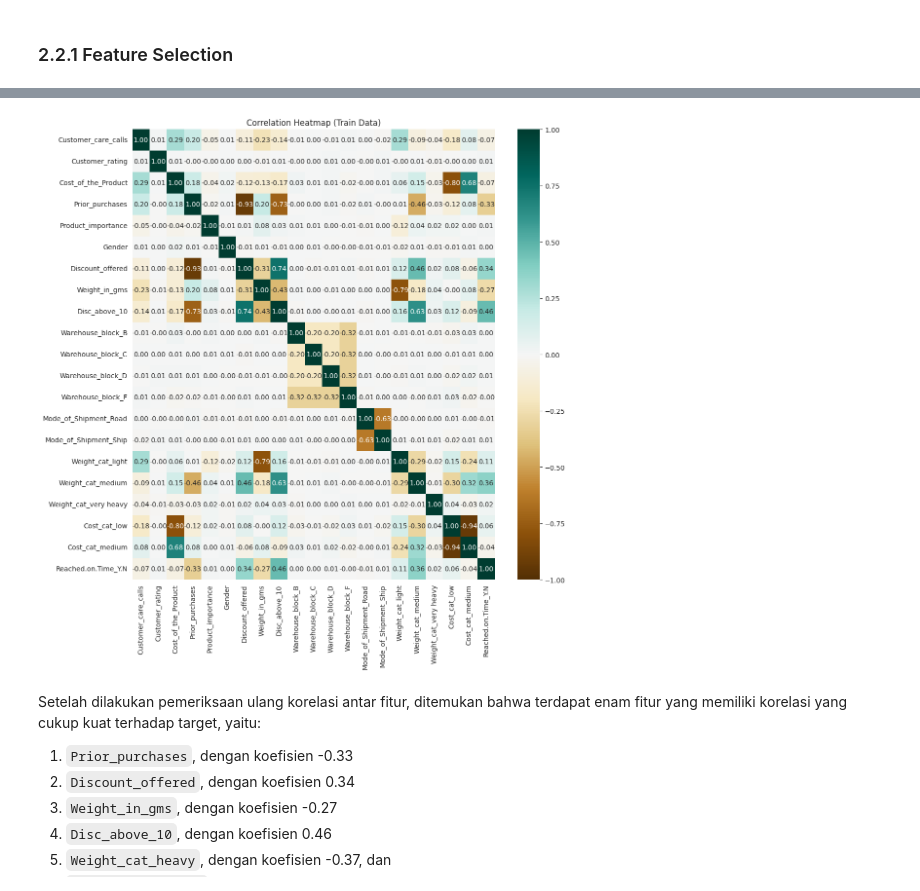
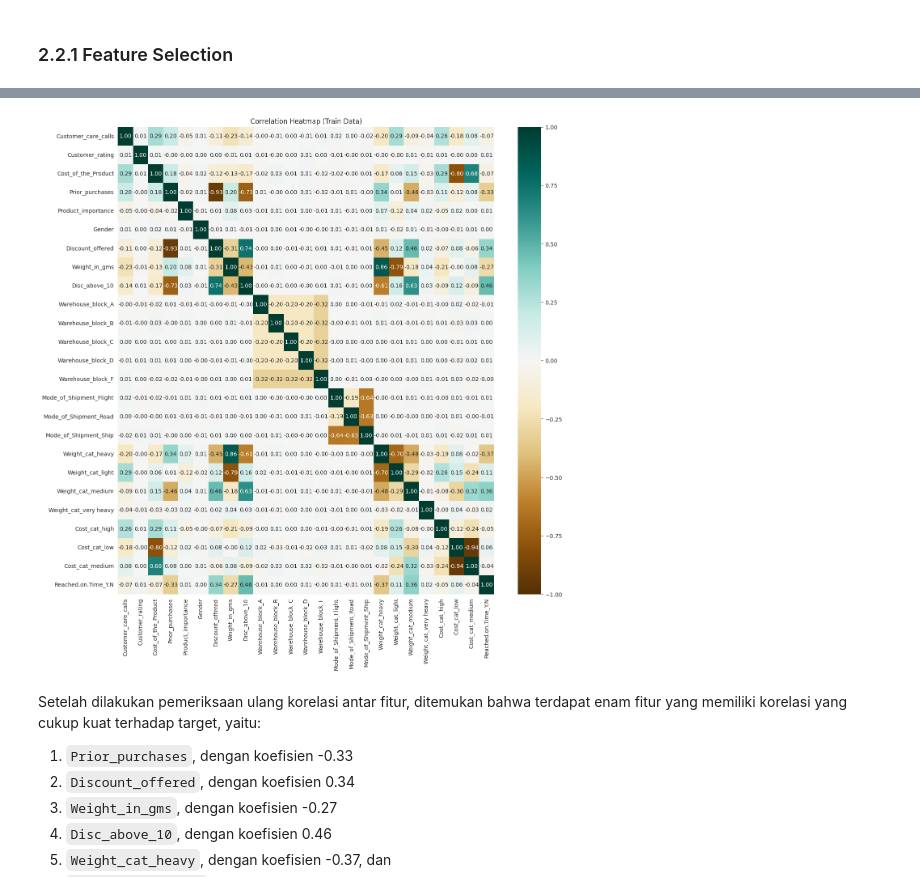
Before and after one commit to uniainiyah/ecommerce-ds, a Jupyter notebook: Final_Project_DS_Rakamin_Batch_31_Kelompok_4_(Cobra).ipynb, the cells around one changed output, grey strips where cells are left out. Drawn from its saved outputs; the diff is of its cells as text; code cells hidden in the pictures.

Commit message:
removed drop parameter on OHE (optional, drop only if linear regression)

```diff
--- a/Final_Project_DS_Rakamin_Batch_31_Kelompok_4_(Cobra).ipynb
+++ b/Final_Project_DS_Rakamin_Batch_31_Kelompok_4_(Cobra).ipynb
@@ -815,7 +815,7 @@ x_test_encoded['Product_importance'] = prod_importance_encoder.transform(x_test_
 ohe_list = ['Warehouse_block', 'Mode_of_Shipment', 'Weight_cat', 'Cost_cat']
 
 # create an encoder and fit the dataframe
-ohe_encoder = OneHotEncoder(sparse_output=False, drop='first').fit(x_train_encoded[ohe_list])
+ohe_encoder = OneHotEncoder(sparse_output=False).fit(x_train_encoded[ohe_list])
 
 # transform train data
 train_encoded = ohe_encoder.transform(x_train_encoded[ohe_list])
@@ -932,12 +905,16 @@ memory usage: 1.5 MB
+# %%
+# copy encoded dataframe and add y_train back for feature heatmap
+x_train_hm = x_train_encoded.copy()
+x_train_hm[target] = y_train_outlier_removed
 # %%
 # buat corr dari df x_train_new
-plt.figure(figsize=(12, 12))
-sns.heatmap(x_train_new.corr(method='spearman', numeric_only=True), cmap='BrBG', annot=True, vmin=-1, vmax=1, fmt='.2f')
+plt.figure(figsize=(15, 15))
+sns.heatmap(x_train_hm.corr(method='spearman', numeric_only=True), cmap='BrBG', annot=True, vmin=-1, vmax=1, fmt='.2f')
 
 plt.title('Correlation Heatmap (Train Data)')
 plt.show()
 # %% [output]
-[figure, old version]
+[figure, new version]
 # %% [markdown]
 Setelah dilakukan pemeriksaan ulang korelasi antar fitur, ditemukan bahwa terdapat enam fitur yang memiliki korelasi yang cukup kuat terhadap target, yaitu:
 1. `Prior_purchases`, dengan koefisien -0.33
```
Also changed, not shown: parts of 5 cells of this notebook.
